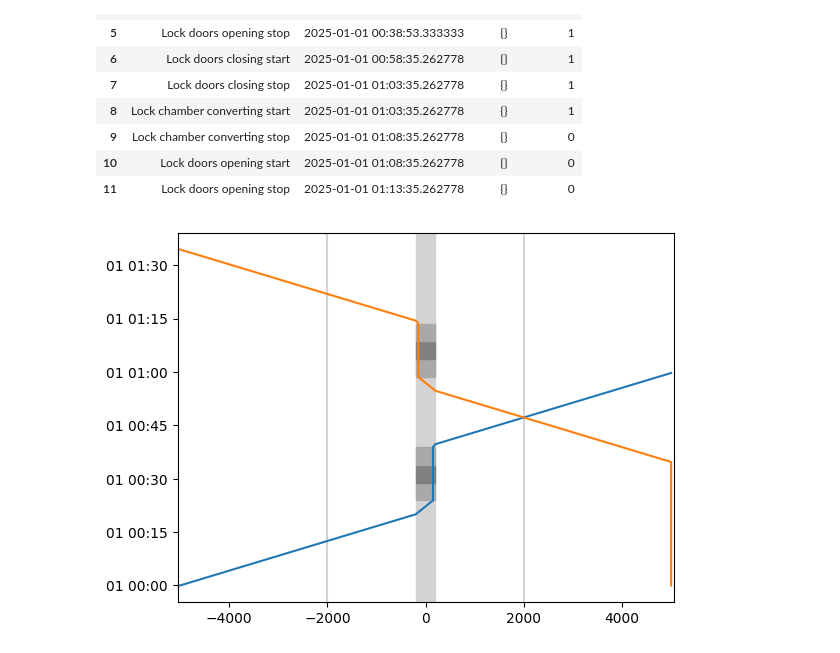
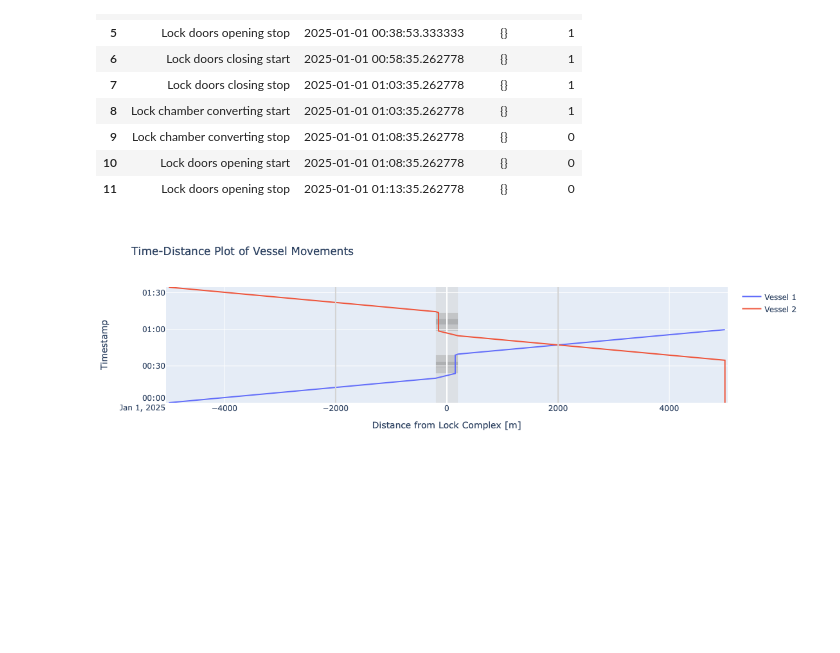
Before and after one commit to TUDelft-CITG/OpenTNSim, a Jupyter notebook: notebooks/0201 - Lock 1v1.ipynb, the cells around one changed output. Drawn from its saved outputs; the diff is of its cells as text; code cells hidden in the pictures; blank space fills up the shorter version.

Commit message:
Minor edits (plotly plot)

```diff
--- a/notebooks/0201 - Lock 1v1.ipynb
+++ b/notebooks/0201 - Lock 1v1.ipynb
@@ -252,13 +252,13 @@ display(lock_df)
 | 11 | Lock doors opening stop | 2025-01-01 01:13:35.262778 | {} | 0 |
 # %%
 # We can plot the time-distance diagram
-lock.create_time_distance_plot(
+lock.create_time_distance_plot_plotly(
     vessels = [vessel_1,vessel_2],
     xlimmin = -5050,
     xlimmax = 5050
 )
 # %% [output]
-[figure, old version]
+[figure, new version]
 # %%
 df_eventtable = opentnsim.core.logutils.logbook2eventtable([vessel_1, vessel_2, lock])
 generate_vessel_gantt_chart(df_eventtable)
```
Also changed, not shown: parts of 3 cells of this notebook, 2 other files.
